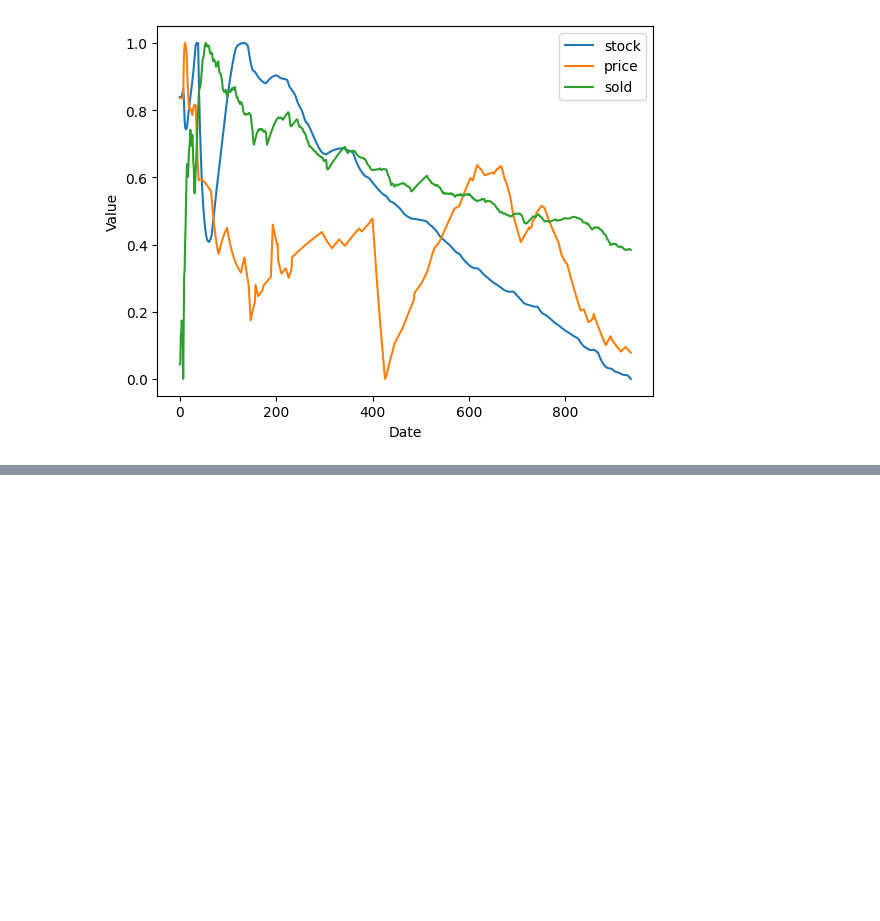
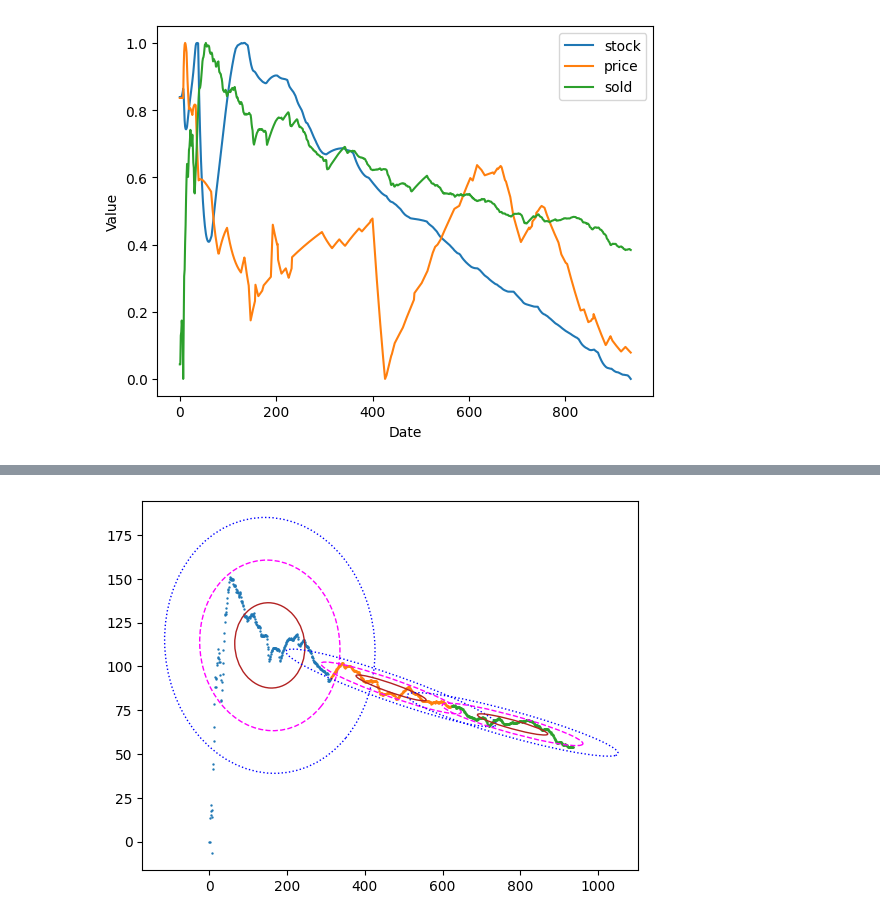
Before and after one commit to CepbluKot/info_processing_labs, a Jupyter notebook: lab1_2/main_lr1_automade_rlsm.ipynb, the cells around one changed output, grey strips where cells are left out. Saved outputs shown, nothing was run; the diff lists cells and outputs as text; code cells hidden in the pictures; blank space fills up the shorter version.

```diff
--- a/lab1/main_lr1_automade_rlsm.ipynb
+++ b/lab1_2/main_lr1_automade_rlsm.ipynb
@@ -252,0 +255,82 @@ plt.show()
+# %%
+x = df.index[:int(1/3*len(df.index))]
+y = res_sold_coefs[:int(1/3*len(df.index))]
+
+# x = np.interp(x, (x.min(), x.max()), (0, 1))
+# y = np.interp(y, (y.min(), y.max()), (0, 1))
+
+
+mu = 0, 0
+fig, ax_nstd = plt.subplots()
+ax_nstd.scatter(x, y, s=0.5)
+
+
+
+
+confidence_ellipse(x, y, ax_nstd, n_std=1,
+                   label=r'$1\sigma$', edgecolor='firebrick')
+confidence_ellipse(x, y, ax_nstd, n_std=2,
+                   label=r'$2\sigma$', edgecolor='fuchsia', linestyle='--')
+confidence_ellipse(x, y, ax_nstd, n_std=3,
+                   label=r'$3\sigma$', edgecolor='blue', linestyle=':')
+
+
+# ax_nstd.scatter(mu[0], mu[1], c='red', s=3)
+# ax_nstd.set_title('Different standard deviations')
+# ax_nstd.legend()
+# plt.show()
+
+
+x = df.index[int(1/3*len(df.index)):int(2/3*len(df.index))]
+y = res_sold_coefs[int(1/3*len(df.index)):int(2/3*len(df.index))]
+ax_nstd.scatter(x, y, s=0.5)
+# x = np.interp(x, (x.min(), x.max()), (0, 1))
+# y = np.interp(y, (y.min(), y.max()), (0, 1))
+
+
+# mu = 0, 0
+# fig, ax_nstd = plt.subplots()
+# ax_nstd.scatter(x, y, s=0.5)
+
+
+
+
+confidence_ellipse(x, y, ax_nstd, n_std=1,
+                   label=r'$1\sigma$', edgecolor='firebrick')
+confidence_ellipse(x, y, ax_nstd, n_std=2,
+                   label=r'$2\sigma$', edgecolor='fuchsia', linestyle='--')
+confidence_ellipse(x, y, ax_nstd, n_std=3,
+                   label=r'$3\sigma$', edgecolor='blue', linestyle=':')
+
+
+
+
+
+
+
+
+
+
+
+
+x = df.index[int(2/3*len(df.index)):]
+y = res_sold_coefs[int(2/3*len(df.index)):]
+
+# x = np.interp(x, (x.min(), x.max()), (0, 1))
+# y = np.interp(y, (y.min(), y.max()), (0, 1))
+
+
+# mu = 0, 0
+# fig, ax_nstd = plt.subplots()
+ax_nstd.scatter(x, y, s=0.5)
+
+
+
+
+confidence_ellipse(x, y, ax_nstd, n_std=1,
+                   label=r'$1\sigma$', edgecolor='firebrick')
+confidence_ellipse(x, y, ax_nstd, n_std=2,
+                   label=r'$2\sigma$', edgecolor='fuchsia', linestyle='--')
+confidence_ellipse(x, y, ax_nstd, n_std=3,
+                   label=r'$3\sigma$', edgecolor='blue', linestyle=':')
+# %% [output]
@@ -252,0 +338 @@ plt.show()
+[figure, added]
```
Also changed, not shown: parts of 5 cells of this notebook, 4 other files.
